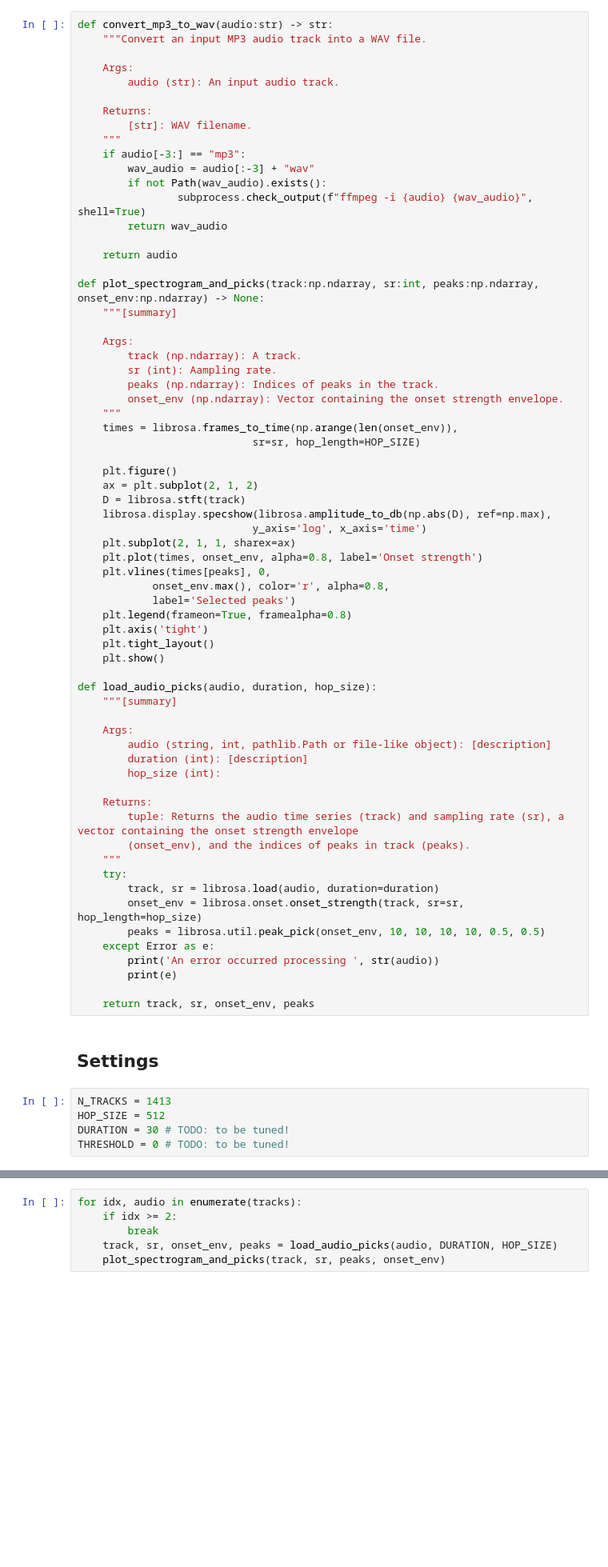
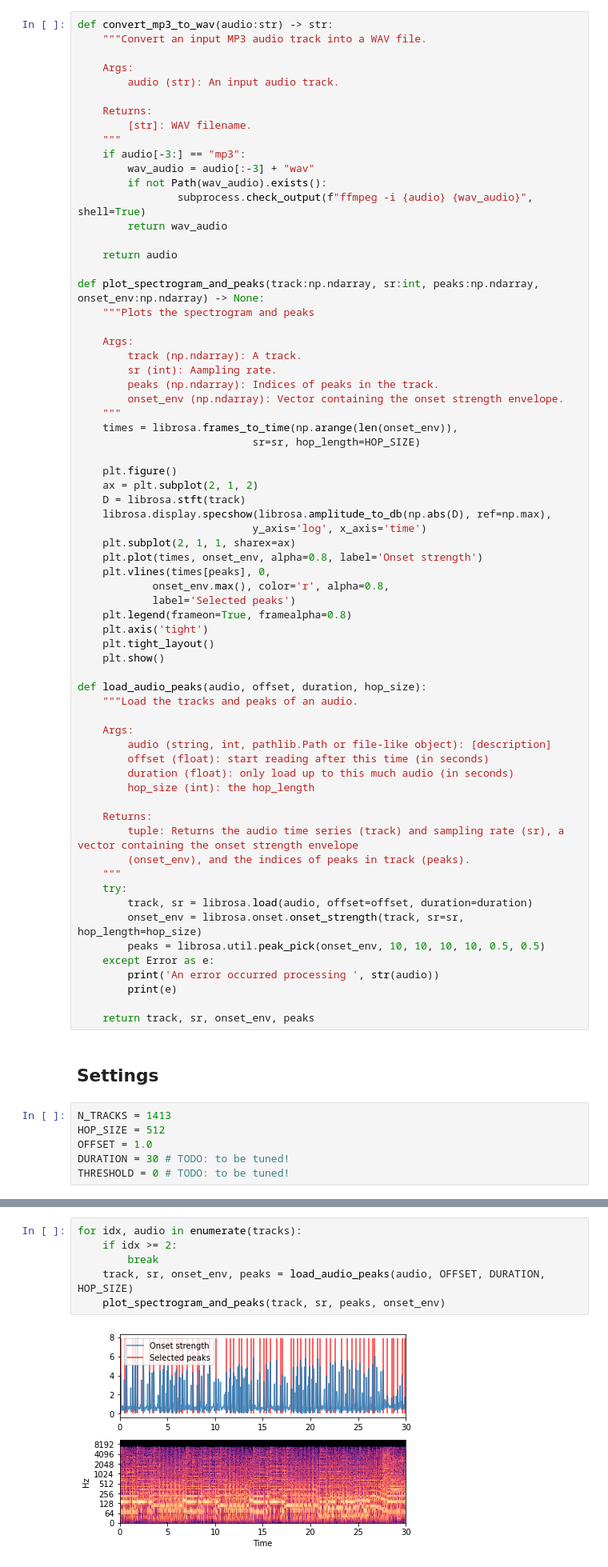
Before and after one commit to LucaRomani98/ADM-HW4, a Jupyter notebook: AudioSignals.ipynb, the cells around one changed output, grey strips where cells are left out. Shown at 80% size. Saved outputs shown, nothing was run; the diff lists cells and outputs as text; blank space fills up the shorter version.

Commit message:
Added the query for Q1 and the AudioSignals notebook

```diff
--- a/AudioSignals.ipynb
+++ b/AudioSignals.ipynb
@@ -29,8 +29,8 @@ def convert_mp3_to_wav(audio:str) -> str:
 
     return audio
 
-def plot_spectrogram_and_picks(track:np.ndarray, sr:int, peaks:np.ndarray, onset_env:np.ndarray) -> None:
-    """[summary]
+def plot_spectrogram_and_peaks(track:np.ndarray, sr:int, peaks:np.ndarray, onset_env:np.ndarray) -> None:
+    """Plots the spectrogram and peaks
 
     Args:
         track (np.ndarray): A track.
@@ -56,20 +56,21 @@ def plot_spectrogram_and_picks(track:np.ndarray, sr:int, peaks:np.ndarray, onset
     plt.tight_layout()
     plt.show()
 
-def load_audio_picks(audio, duration, hop_size):
-    """[summary]
+def load_audio_peaks(audio, offset, duration, hop_size):
+    """Load the tracks and peaks of an audio.
 
     Args:
         audio (string, int, pathlib.Path or file-like object): [description]
-        duration (int): [description]
-        hop_size (int):
+        offset (float): start reading after this time (in seconds)
+        duration (float): only load up to this much audio (in seconds)
+        hop_size (int): the hop_length
 
     Returns:
         tuple: Returns the audio time series (track) and sampling rate (sr), a vector containing the onset strength envelope
         (onset_env), and the indices of peaks in track (peaks).
     """
     try:
-        track, sr = librosa.load(audio, duration=duration)
+        track, sr = librosa.load(audio, offset=offset, duration=duration)
         onset_env = librosa.onset.onset_strength(track, sr=sr, hop_length=hop_size)
         peaks = librosa.util.peak_pick(onset_env, 10, 10, 10, 10, 0.5, 0.5)
     except Error as e:
@@ -82,6 +83,7 @@ def load_audio_picks(audio, duration, hop_size):
 # %%
 N_TRACKS = 1413
 HOP_SIZE = 512
+OFFSET = 1.0
 DURATION = 30 # TODO: to be tuned!
 THRESHOLD = 0 # TODO: to be tuned!
 # %%
@@ -100,6 +100,8 @@ CalledProcessError: Command 'ffmpeg -i data\mp3s-32k\aerosmith\Aerosmith\01-Make
 # %%
 for idx, audio in enumerate(tracks):
     if idx >= 2:
         break
-    track, sr, onset_env, peaks = load_audio_picks(audio, DURATION, HOP_SIZE)
-    plot_spectrogram_and_picks(track, sr, peaks, onset_env)
+    track, sr, onset_env, peaks = load_audio_peaks(audio, OFFSET, DURATION, HOP_SIZE)
+    plot_spectrogram_and_peaks(track, sr, peaks, onset_env)
+# %% [output]
+[figure, added]
```
Also changed, not shown: parts of 3 cells of this notebook, 11 other files.
